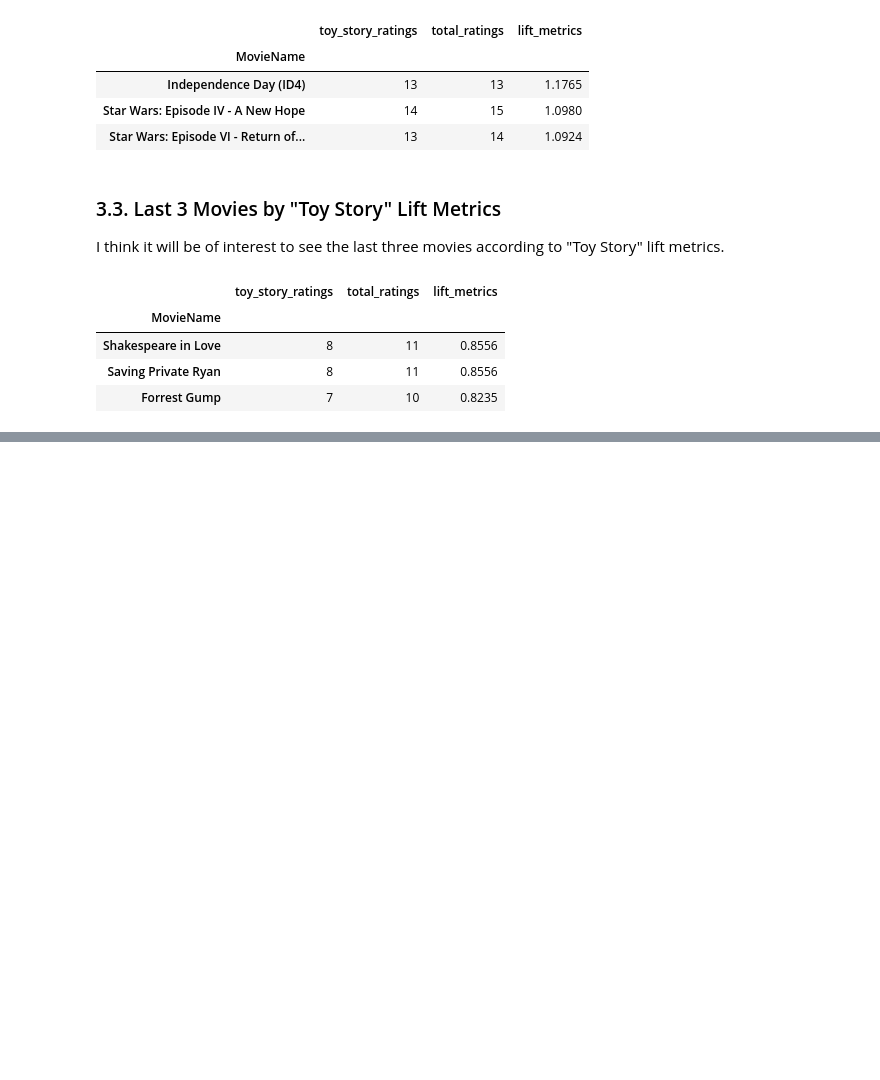
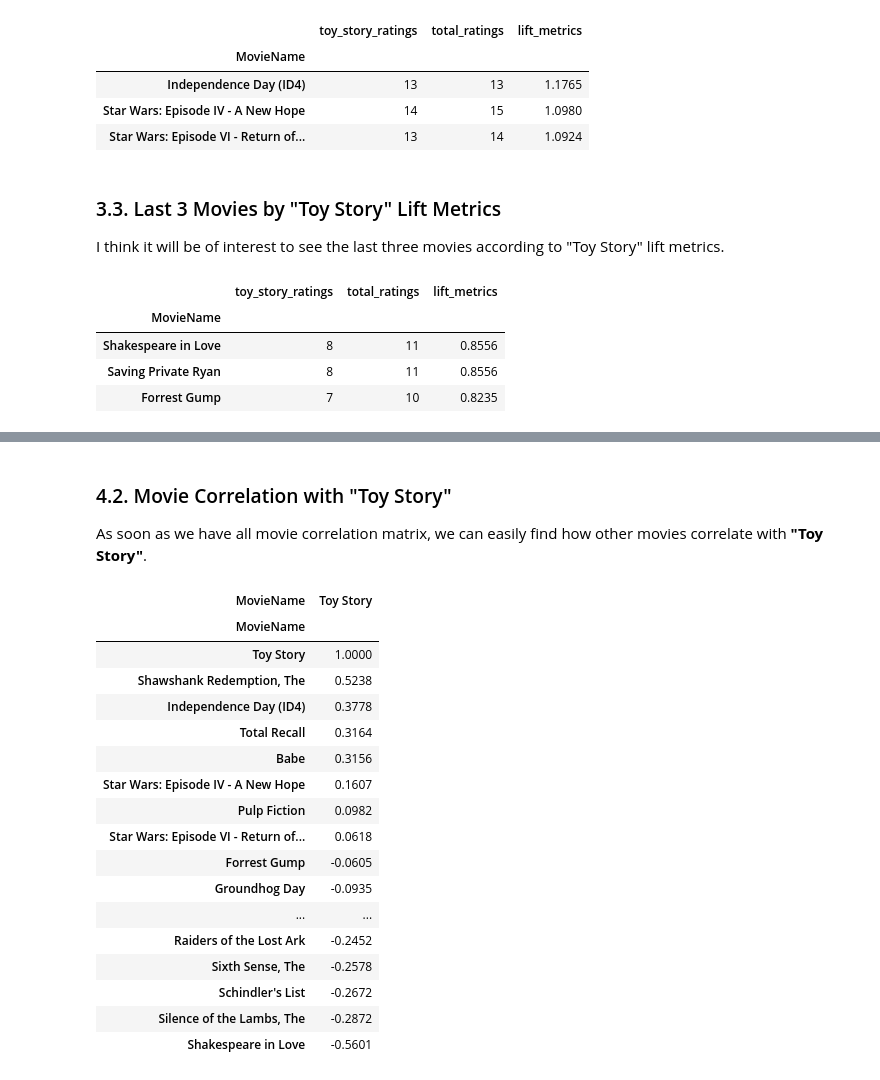
Before and after one commit to alv2017/DataAnalysis---MovieRatings, a Jupyter notebook: notebooks/MovieRatings_AssociationMetrics.ipynb, the cells around one changed output, grey strips where cells are left out. Drawn from its saved outputs; the diff is of its cells as text; code cells hidden in the pictures; blank space fills up the shorter version.

```diff
--- a/notebooks/MovieRatings_AssociationMetrics.ipynb
+++ b/notebooks/MovieRatings_AssociationMetrics.ipynb
@@ -262,0 +331,29 @@ lift_metrics_summary.tail(n=3)
+# %% [markdown]
+### 4.2. Movie Correlation with "Toy Story"
+
+As soon as we have all movie correlation matrix, we can easily find how other movies correlate with **"Toy Story"**.
+# %%
+# Movie Correlations with Toy Story
+
+correlations_with_toy_story = \
+    movie_correlation_matrix.loc[:, ['Toy Story']].sort_values(['Toy Story'], ascending=False)
+correlations_with_toy_story
+# %% [output]
+| MovieName | Toy Story |
+| MovieName |  |
+| Toy Story | 1.0000 |
+| Shawshank Redemption, The | 0.5238 |
+| Independence Day (ID4) | 0.3778 |
+| Total Recall | 0.3164 |
+| Babe | 0.3156 |
+| Star Wars: Episode IV - A New Hope | 0.1607 |
+| Pulp Fiction | 0.0982 |
+| Star Wars: Episode VI - Return of... | 0.0618 |
+| Forrest Gump | -0.0605 |
+| Groundhog Day | -0.0935 |
+| ... | ... |
+| Raiders of the Lost Ark | -0.2452 |
+| Sixth Sense, The | -0.2578 |
+| Schindler's List | -0.2672 |
+| Silence of the Lambs, The | -0.2872 |
+| Shakespeare in Love | -0.5601 |
```
Also changed, not shown: parts of 13 cells of this notebook.
